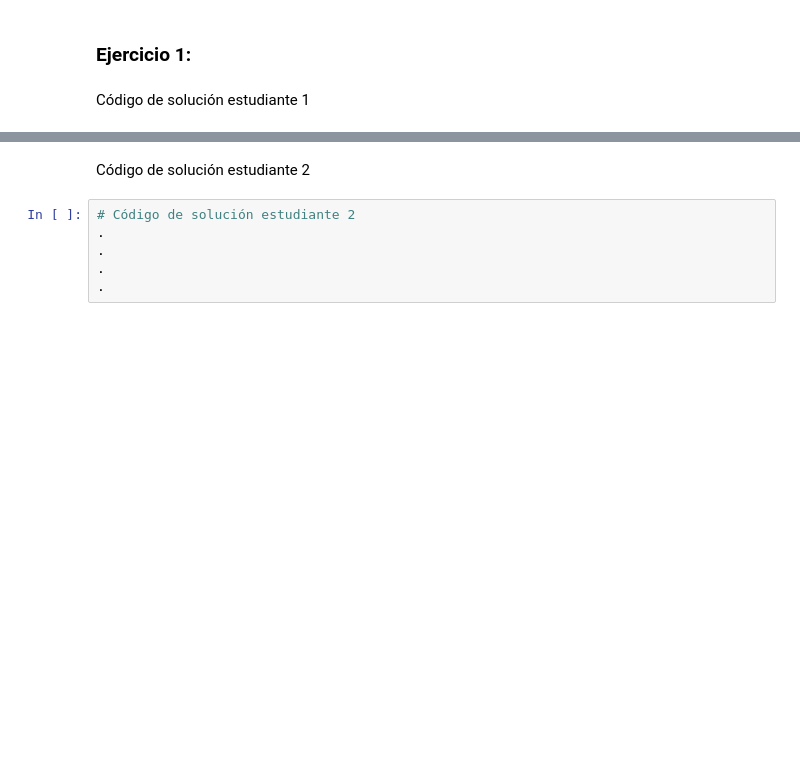
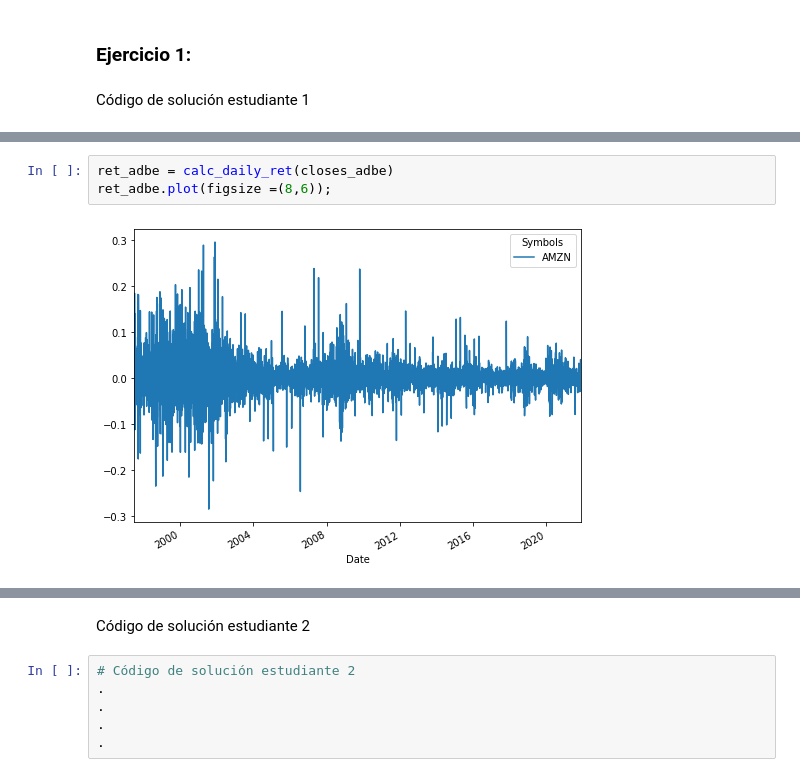
Before and after one commit to danielamichel/Tarea7-8_DMichel_MVerea, a Jupyter notebook: Tarea 8.ipynb, the cells around one changed output, grey strips where cells are left out. Cells and saved outputs as stored; diff of their text form; blank space fills up the shorter version.

```diff
--- a/Tarea 8.ipynb
+++ b/Tarea 8.ipynb
@@ -29,0 +65,5 @@ Código de solución estudiante 1
+# %%
+ret_adbe = calc_daily_ret(closes_adbe)
+ret_adbe.plot(figsize =(8,6));
+# %% [output]
+[figure, added]
```
Also changed, not shown: parts of 20 cells of this notebook.
